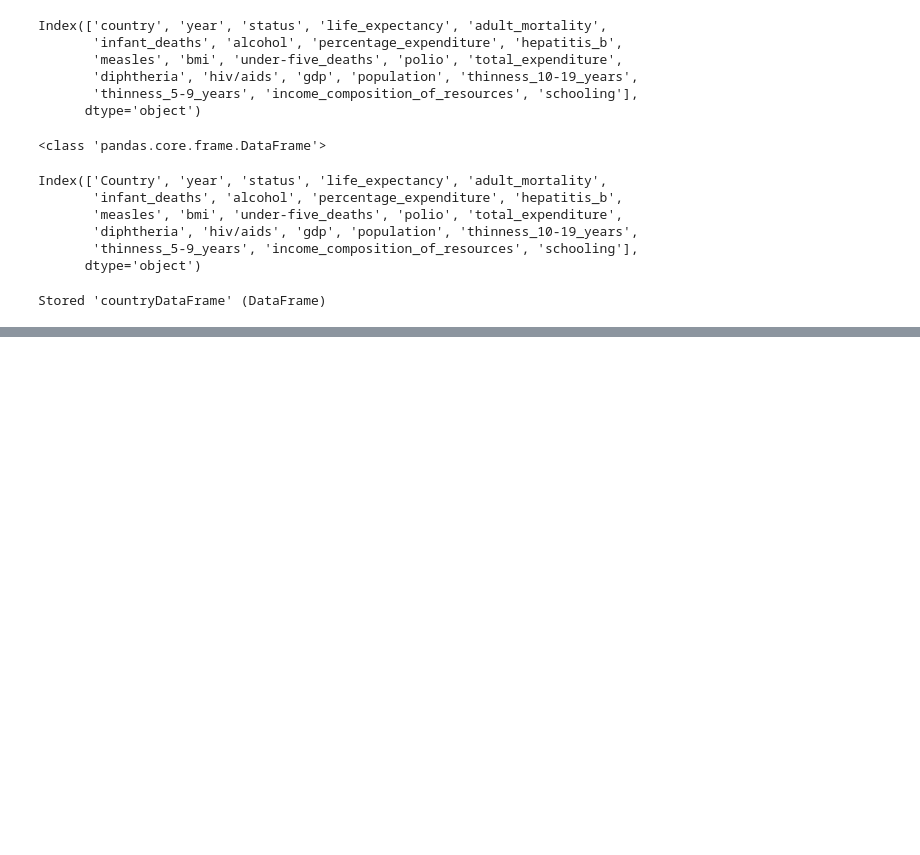
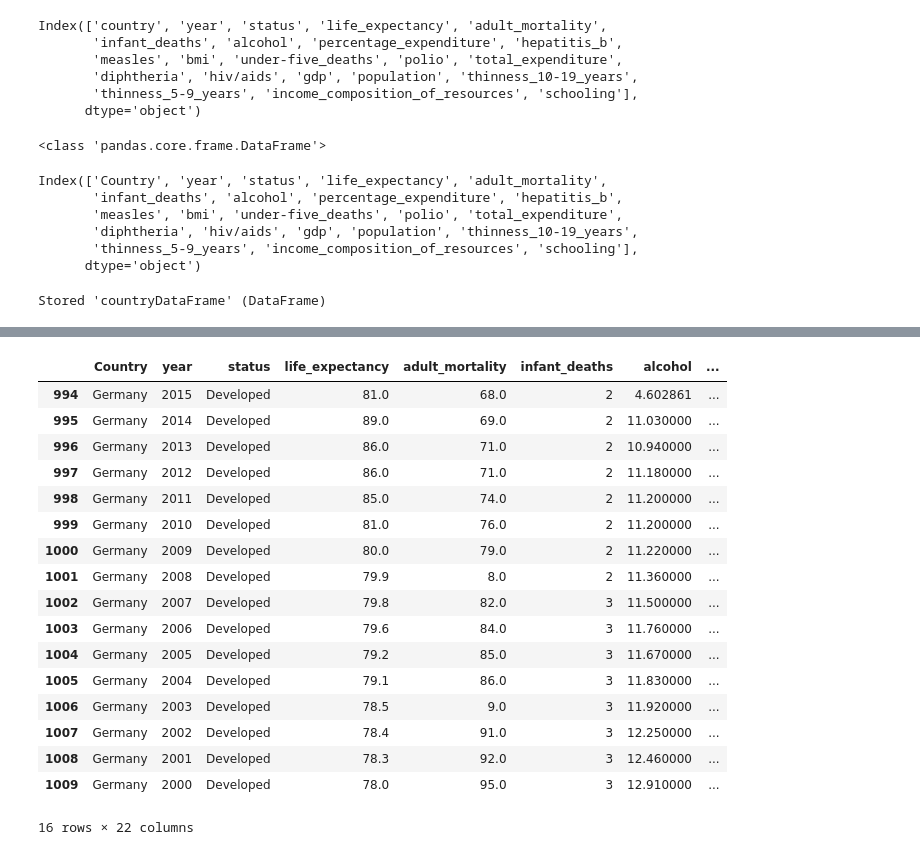
Before and after one commit to mihirm05/Gaussian-Process, a Jupyter notebook: src/DataPreprocessing.ipynb, the cells around one changed output, grey strips where cells are left out. Drawn from its saved outputs; the diff is of its cells as text; code cells hidden in the pictures; blank space fills up the shorter version.

```diff
--- a/src/DataPreprocessing.ipynb
+++ b/src/DataPreprocessing.ipynb
@@ -203,3 +203,24 @@ plt.show()
+# %%
+countryDataFrame
+# %% [output]
+|  | Country | year | status | life_expectancy | adult_mortality | infant_deaths | alcohol | ... |
+| 994 | Germany | 2015 | Developed | 81.0 | 68.0 | 2 | 4.602861 | ... |
+| 995 | Germany | 2014 | Developed | 89.0 | 69.0 | 2 | 11.030000 | ... |
+| 996 | Germany | 2013 | Developed | 86.0 | 71.0 | 2 | 10.940000 | ... |
+| 997 | Germany | 2012 | Developed | 86.0 | 71.0 | 2 | 11.180000 | ... |
+| 998 | Germany | 2011 | Developed | 85.0 | 74.0 | 2 | 11.200000 | ... |
+| 999 | Germany | 2010 | Developed | 81.0 | 76.0 | 2 | 11.200000 | ... |
+| 1000 | Germany | 2009 | Developed | 80.0 | 79.0 | 2 | 11.220000 | ... |
+| 1001 | Germany | 2008 | Developed | 79.9 | 8.0 | 2 | 11.360000 | ... |
+| 1002 | Germany | 2007 | Developed | 79.8 | 82.0 | 3 | 11.500000 | ... |
+| 1003 | Germany | 2006 | Developed | 79.6 | 84.0 | 3 | 11.760000 | ... |
+| 1004 | Germany | 2005 | Developed | 79.2 | 85.0 | 3 | 11.670000 | ... |
+| 1005 | Germany | 2004 | Developed | 79.1 | 86.0 | 3 | 11.830000 | ... |
+| 1006 | Germany | 2003 | Developed | 78.5 | 9.0 | 3 | 11.920000 | ... |
+| 1007 | Germany | 2002 | Developed | 78.4 | 91.0 | 3 | 12.250000 | ... |
+| 1008 | Germany | 2001 | Developed | 78.3 | 92.0 | 3 | 12.460000 | ... |
+| 1009 | Germany | 2000 | Developed | 78.0 | 95.0 | 3 | 12.910000 | ... |
+16 rows × 22 columns
 # %%
 # visualizing variation in quantities via line plot
 plt.figure(figsize=(20,60))
```
Also changed, not shown: parts of 5 cells of this notebook.
